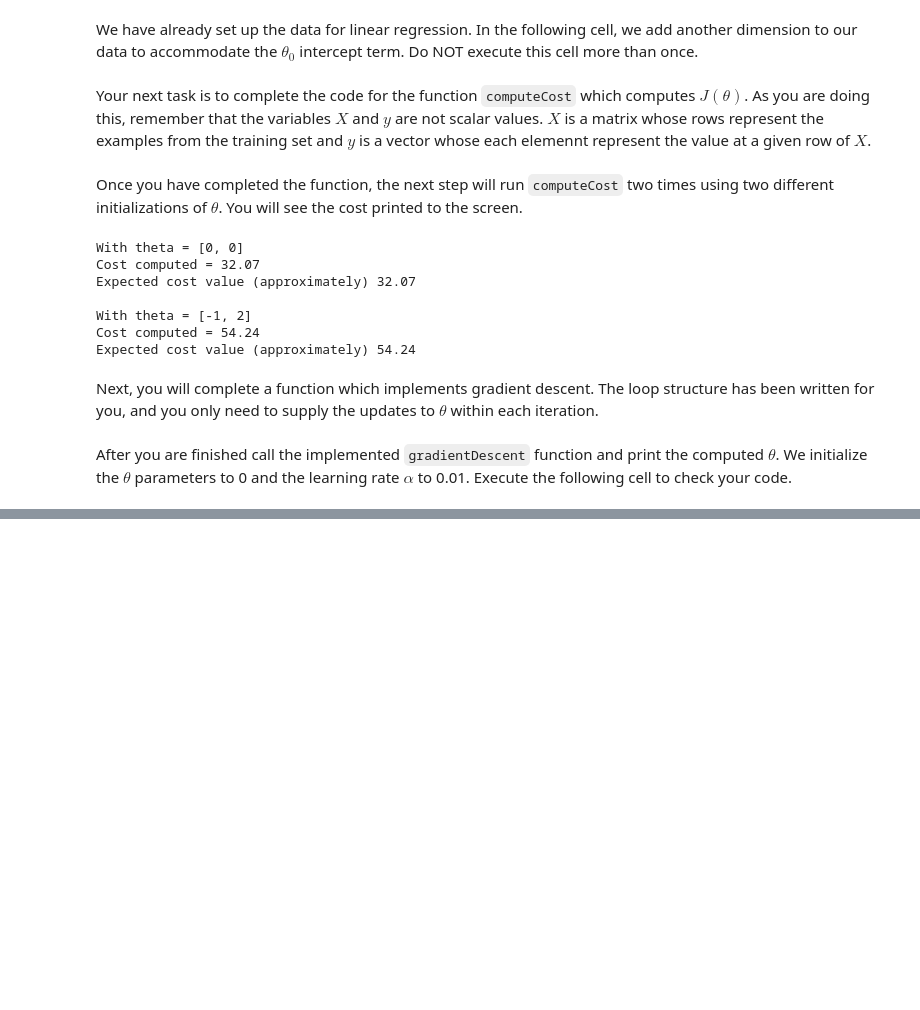
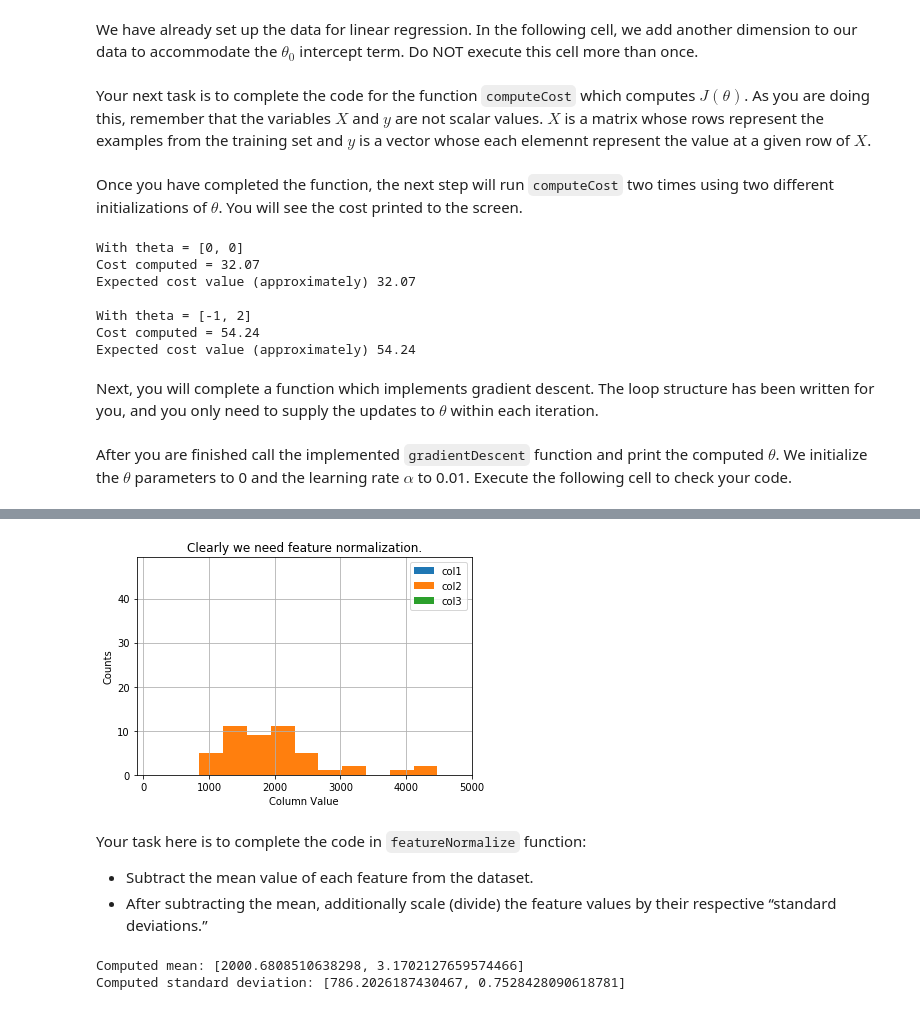
Before and after one commit to marianaiv/machine-learning-coursera, a Jupyter notebook: Exercise1/ejercicio_1.ipynb, the cells around one changed output, grey strips where cells are left out. Drawn from its saved outputs; the diff is of its cells as text; code cells hidden in the pictures; blank space fills up the shorter version.

```diff
--- a/Exercise1/ejercicio_1.ipynb
+++ b/Exercise1/ejercicio_1.ipynb
@@ -280,0 +303,30 @@ pyplot.legend(['Training data', 'Linear regression']);
+# %%
+# Load data
+datafile = 'data/ex1data2.txt'
+
+# Read into the data file
+cols = np.loadtxt(datafile,delimiter=',',usecols=(0,1,2),unpack=True) #Read in comma separated data
+
+# Form the usual "X" matrix and "y" vector
+X = np.transpose(np.array(cols[:-1]))
+y = np.transpose(np.array(cols[-1:]))
+m = y.size # number of training examples
+#Insert the usual column of 1's into the "X" matrix
+X = np.insert(X,0,1,axis=1)
+# %%
+#Quick visualize data
+pyplot.grid(True)
+pyplot.xlim([-100,5000])
+col = pyplot.hist(X[:,0],label = 'col1')
+col = pyplot.hist(X[:,1],label = 'col2')
+col = pyplot.hist(X[:,2],label = 'col3')
+pyplot.title('Clearly we need feature normalization.')
+pyplot.xlabel('Column Value')
+pyplot.ylabel('Counts')
+col = pyplot.legend()
+# %% [output]
+[figure, added]
+# %% [markdown]
+Your task here is to complete the code in `featureNormalize` function:
+- Subtract the mean value of each feature from the dataset.
+- After subtracting the mean, additionally scale (divide) the feature values by their respective “standard deviations.”
@@ -280,0 +369,9 @@ pyplot.legend(['Training data', 'Linear regression']);
+# %%
+# call featureNormalize on the loaded data
+X_norm, mu, sigma = featureNormalize(X)
+
+print('Computed mean:', mu)
+print('Computed standard deviation:', sigma)
+# %% [output]
+Computed mean: [2000.6808510638298, 3.1702127659574466]
+Computed standard deviation: [786.2026187430467, 0.7528428090618781]
```
Also changed, not shown: parts of 19 cells of this notebook.
